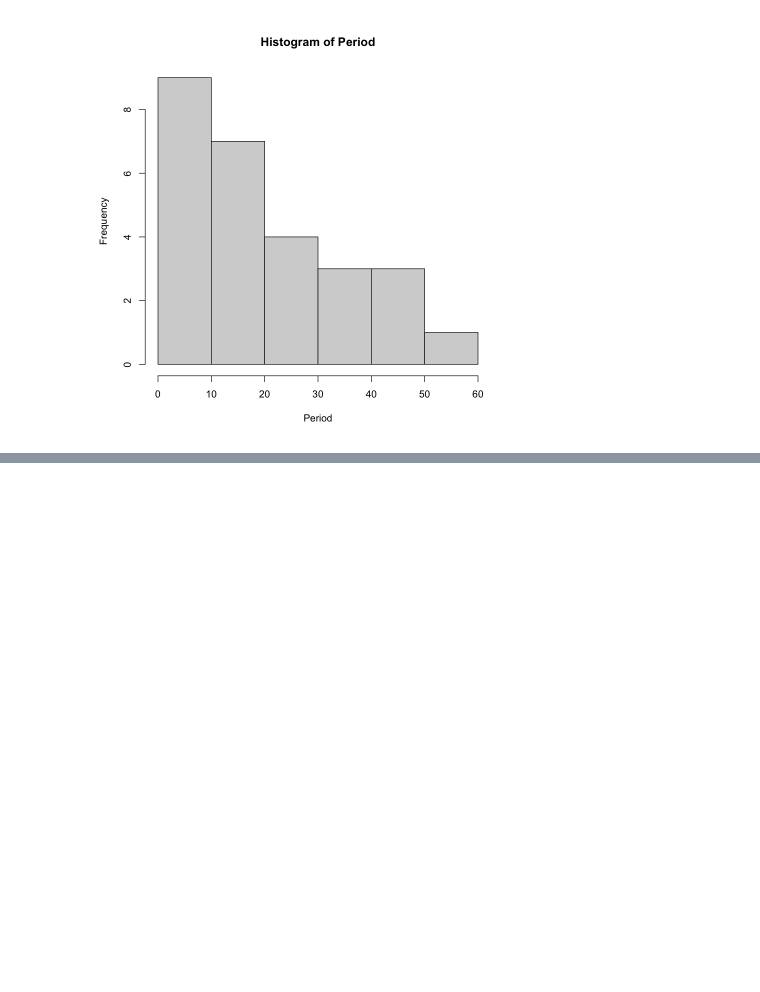
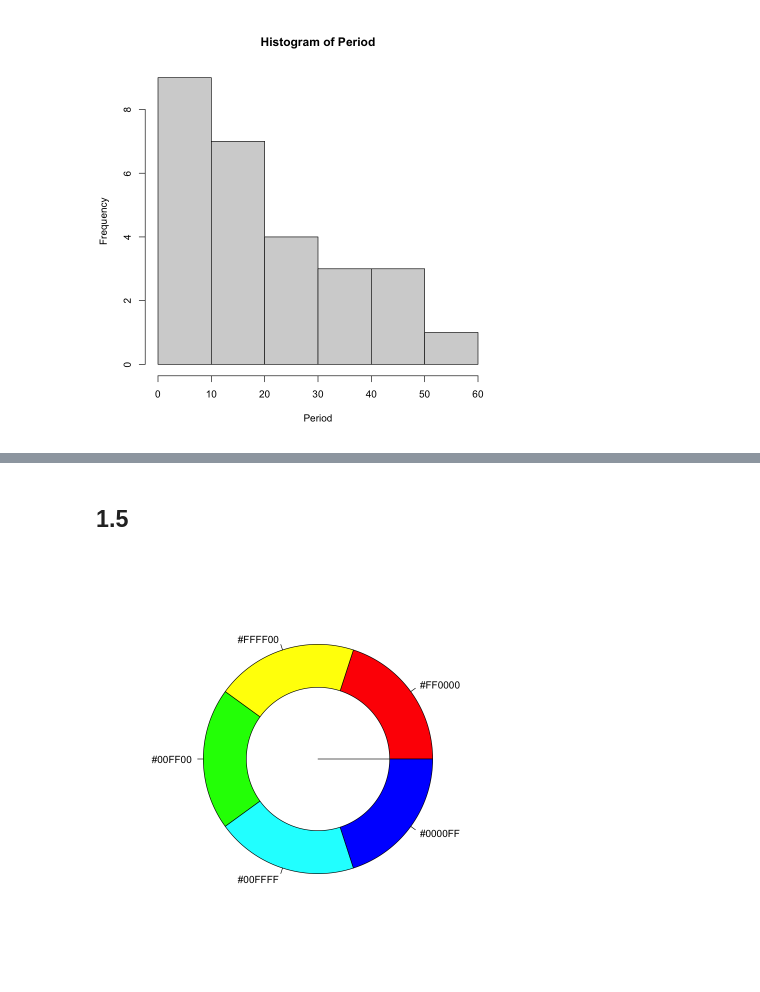
Before and after one commit to rickiepark/knou_stat, a Jupyter notebook: data_vis/ch1.ipynb, the cells around one changed output, grey strips where cells are left out. Drawn from its saved outputs; the diff is of its cells as text; code cells hidden in the pictures; blank space fills up the shorter version.

```diff
--- a/data_vis/ch1.ipynb
+++ b/data_vis/ch1.ipynb
@@ -33,0 +45,9 @@ hist(Period)
+# %% [markdown]
+## 1.5
+# %%
+color = c('#FF0000', '#FFFF00', '#00FF00', '#00FFFF', '#0000FF', '#FF00FF')
+pie(rep(1,5), col=color, label=color)
+par(new=T)
+pie(rep(1,1), col='white', radius=0.5, labels='')
+# %% [output]
+[figure, added]
```
Also changed, not shown: parts of 7 cells of this notebook.
